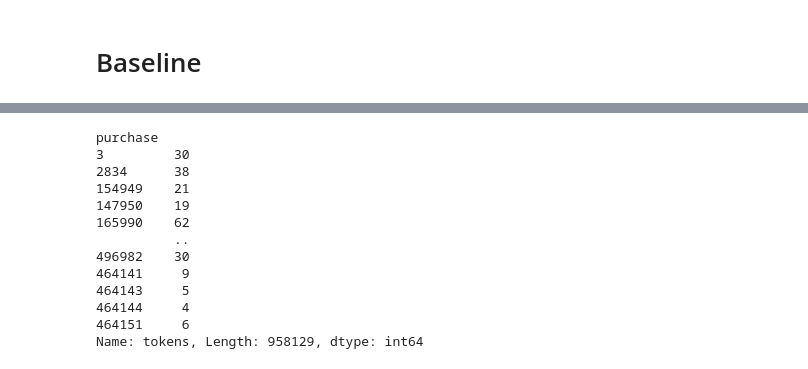
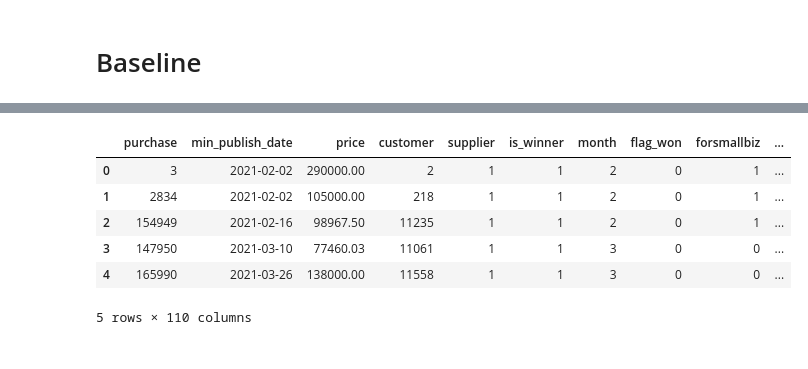
Before and after one commit to Lsdbot/Zakupki, a Jupyter notebook: notebooks/Baseline + Traning.ipynb, the cells around one changed output, grey strips where cells are left out. Drawn from its saved outputs; the diff is of its cells as text; code cells hidden in the pictures.

```diff
--- a/notebooks/Baseline + Traning.ipynb
+++ b/notebooks/Baseline + Traning.ipynb
@@ -56,4 +57,3 @@ df[:5]
 # %%
-df = df.drop(columns=['index'])
-df = df.set_index('purchase')
+df = df.drop(columns=['Unnamed: 0'])
 # %%
@@ -82,16 +84,0 @@ memory usage: 62.2+ MB
-# %%
-df['tokens'].apply(len)
-# %% [output]
-purchase
-3         30
-2834      38
-154949    21
-147950    19
-165990    62
-          ..
-496982    30
-464141     9
-464143     5
-464144     4
-464151     6
-Name: tokens, Length: 958129, dtype: int64
@@ -97,0 +90,10 @@ Name: tokens, Length: 958129, dtype: int64
+# %%
+df[:5]
+# %% [output]
+|  | purchase | min_publish_date | price | customer | supplier | is_winner | month | flag_won | forsmallbiz | ... |
+| 0 | 3 | 2021-02-02 | 290000.00 | 2 | 1 | 1 | 2 | 0 | 1 | ... |
+| 1 | 2834 | 2021-02-02 | 105000.00 | 218 | 1 | 1 | 2 | 0 | 1 | ... |
+| 2 | 154949 | 2021-02-16 | 98967.50 | 11235 | 1 | 1 | 2 | 0 | 1 | ... |
+| 3 | 147950 | 2021-03-10 | 77460.03 | 11061 | 1 | 1 | 3 | 0 | 0 | ... |
+| 4 | 165990 | 2021-03-26 | 138000.00 | 11558 | 1 | 1 | 3 | 0 | 0 | ... |
+5 rows × 110 columns
```
Also changed, not shown: parts of 30 cells of this notebook, 3 other files.
